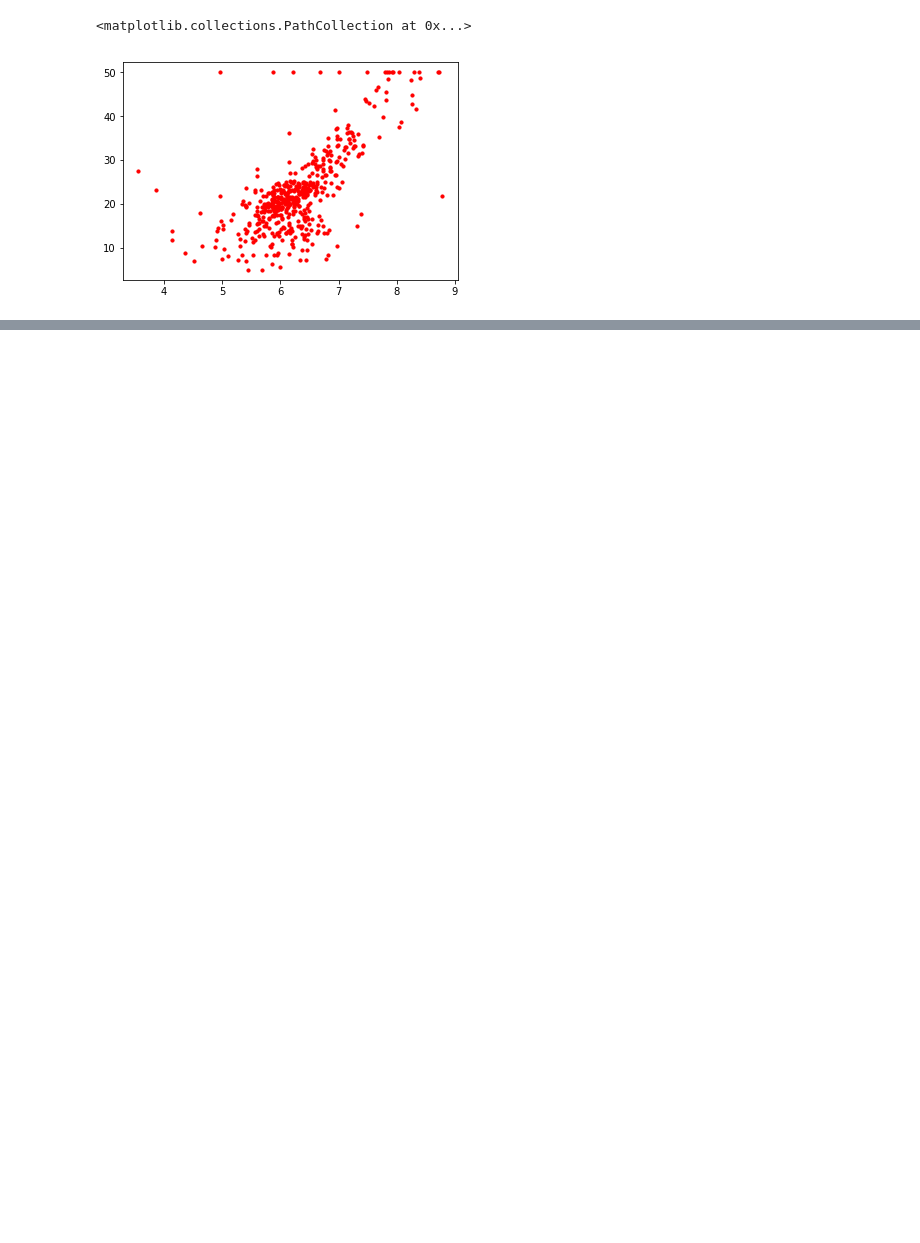
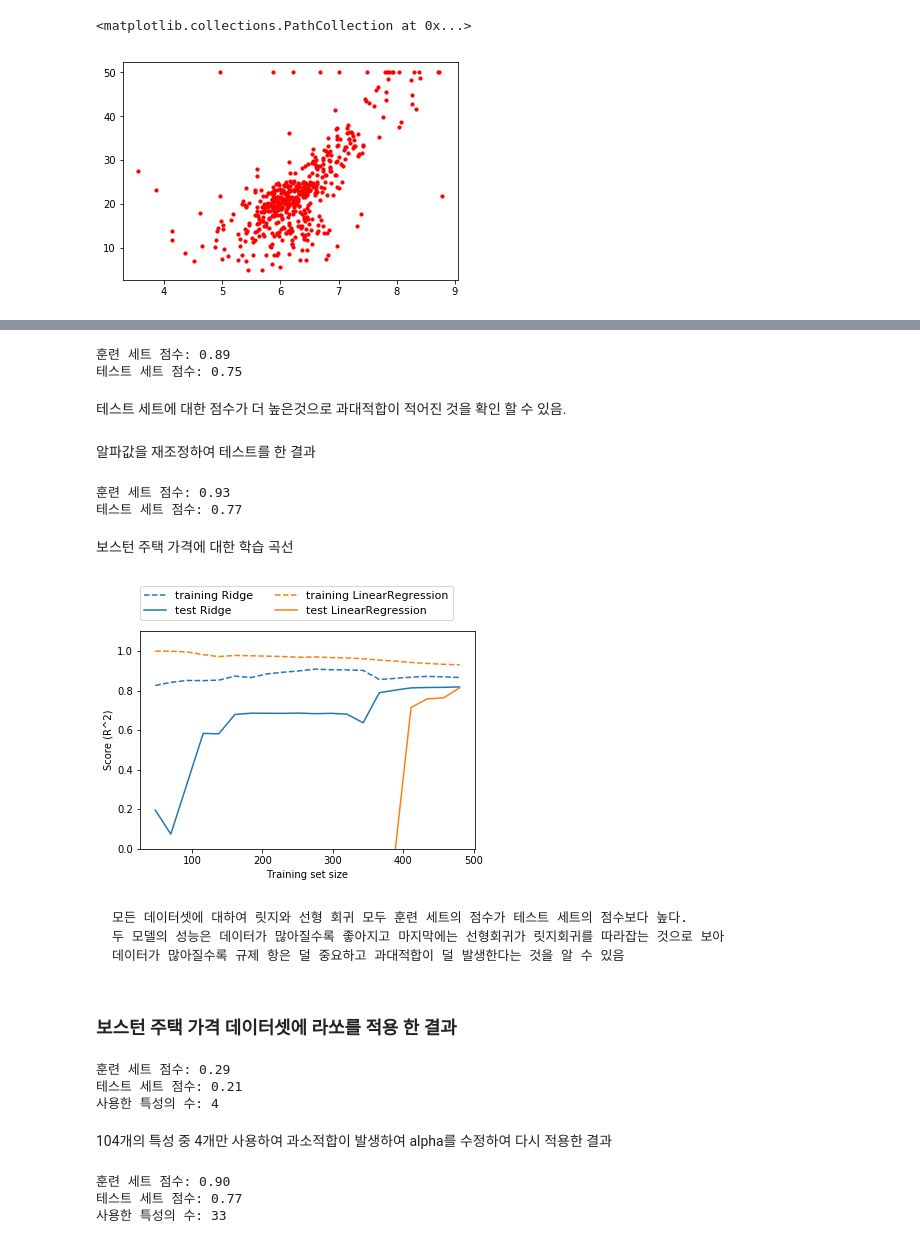
Before and after one commit to GreenGarnets/JupyterNotebook, a Jupyter notebook: Untitled.ipynb, the cells around one changed output, grey strips where cells are left out. Cells and saved outputs as stored; diff of their text form; code cells hidden in the pictures; blank space fills up the shorter version.

Commit message:
regression report
보스턴 주택가격에 릿지, 랏쏘, 선형회귀를 적용한 레포트

```diff
--- a/Untitled.ipynb
+++ b/Untitled.ipynb
@@ -19,0 +22,9 @@ plt.scatter(boston.data[:, 5], boston.target, color='r', s=10)
+# %%
+from sklearn.linear_model import LinearRegression
+X, y = mglearn.datasets.load_extended_boston()
+
+X_train, X_test, y_train, y_test = train_test_split(X, y, random_state=0)
+lr = LinearRegression().fit(X_train, y_train)
+
+print("훈련 세트 점수: {:.2f}".format(lr.score(X_train, y_train)))
+print("테스트 세트 점수: {:.2f}".format(lr.score(X_test, y_test)))
@@ -19,0 +38,55 @@ plt.scatter(boston.data[:, 5], boston.target, color='r', s=10)
+# %%
+from sklearn.linear_model import Ridge
+
+ridge = Ridge().fit(X_train, y_train)
+print("훈련 세트 점수: {:.2f}".format(ridge.score(X_train, y_train)))
+print("테스트 세트 점수: {:.2f}".format(ridge.score(X_test, y_test)))
+# %% [output]
+훈련 세트 점수: 0.89
+테스트 세트 점수: 0.75
+# %% [markdown]
+테스트 세트에 대한 점수가 더 높은것으로 과대적합이 적어진 것을 확인 할 수 있음.
+# %% [markdown]
+알파값을 재조정하여 테스트를 한 결과
+# %%
+ridge01 = Ridge(alpha=0.1).fit(X_train, y_train)
+print("훈련 세트 점수: {:.2f}".format(ridge01.score(X_train, y_train)))
+print("테스트 세트 점수: {:.2f}".format(ridge01.score(X_test, y_test)))
+# %% [output]
+훈련 세트 점수: 0.93
+테스트 세트 점수: 0.77
+# %% [markdown]
+보스턴 주택 가격에 대한 학습 곡선
+# %%
+mglearn.plots.plot_ridge_n_samples()
+# %% [output]
+[figure, added]
+# %% [markdown]
+    모든 데이터셋에 대하여 릿지와 선형 회귀 모두 훈련 세트의 점수가 테스트 세트의 점수보다 높다.
+    두 모델의 성능은 데이터가 많아질수록 좋아지고 마지막에는 선형회귀가 릿지회귀를 따라잡는 것으로 보아
+    데이터가 많아질수록 규제 항은 덜 중요하고 과대적합이 덜 발생한다는 것을 알 수 있음
+# %% [markdown]
+### 보스턴 주택 가격 데이터셋에 라쏘를 적용 한 결과
+# %%
+from sklearn.linear_model import Lasso
+
+lasso = Lasso().fit(X_train, y_train)
+print("훈련 세트 점수: {:.2f}".format(lasso.score(X_train, y_train)))
+print("테스트 세트 점수: {:.2f}".format(lasso.score(X_test, y_test)))
+print("사용한 특성의 수: {}".format(np.sum(lasso.coef_ != 0)))
+# %% [output]
+훈련 세트 점수: 0.29
+테스트 세트 점수: 0.21
+사용한 특성의 수: 4
+# %% [markdown]
+104개의 특성 중 4개만 사용하여 과소적합이 발생하여 alpha를 수정하여 다시 적용한 결과
+# %%
+# "max_iter" 기본값을 증가시키지 않으면 max_iter 값을 늘리라는 경고가 발생
+lasso001 = Lasso(alpha=0.01, max_iter=100000).fit(X_train, y_train)
+print("훈련 세트 점수: {:.2f}".format(lasso001.score(X_train, y_train)))
+print("테스트 세트 점수: {:.2f}".format(lasso001.score(X_test, y_test)))
+print("사용한 특성의 수: {}".format(np.sum(lasso001.coef_ != 0)))
+# %% [output]
+훈련 세트 점수: 0.90
+테스트 세트 점수: 0.77
+사용한 특성의 수: 33
```
Also changed, not shown: parts of 9 cells of this notebook, 3 other files.
